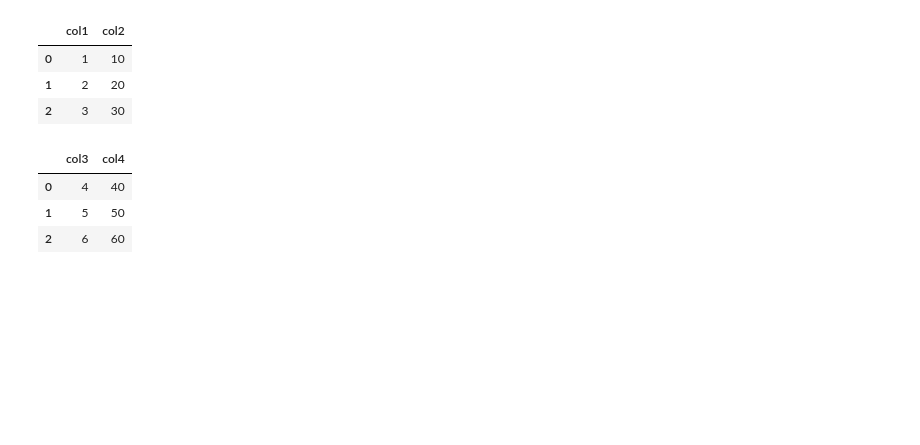
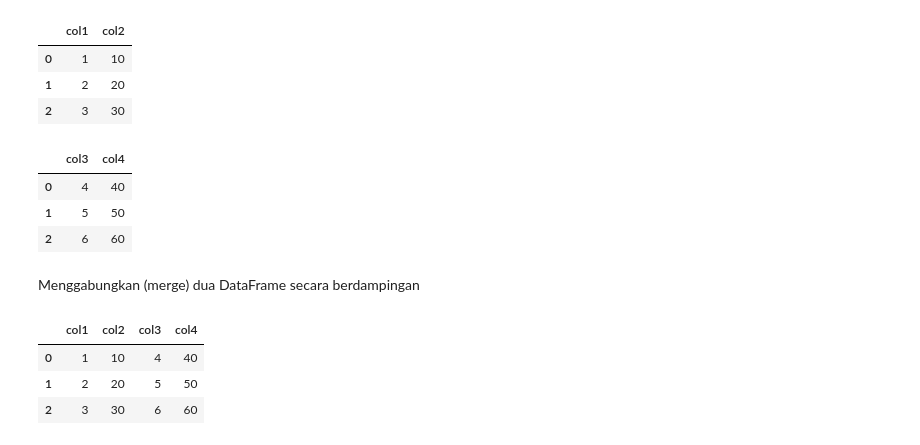
Before and after one commit to LatiefDataVisionary/pandas-with-indonesia-belajar, a Jupyter notebook: Pandas_20_Menggabungkan_dua_Data_Frame_secara_berdampingan.ipynb, the cells around one changed output. Saved outputs shown, nothing was run; the diff lists cells and outputs as text; code cells hidden in the pictures; blank space fills up the shorter version.

Commit message:
Menggabungkan (merge) dua DataFrame secara berdampingan

```diff
--- a/Pandas_20_Menggabungkan_dua_Data_Frame_secara_berdampingan.ipynb
+++ b/Pandas_20_Menggabungkan_dua_Data_Frame_secara_berdampingan.ipynb
@@ -27,3 +27,13 @@ df2
 | 0 | 4 | 40 |
 | 1 | 5 | 50 |
 | 2 | 6 | 60 |
+# %% [markdown]
+Menggabungkan (merge) dua DataFrame secara berdampingan
+# %%
+df = pd.merge(df1, df2, left_index=True, right_index=True)
+df
+# %% [output]
+|  | col1 | col2 | col3 | col4 |
+| 0 | 1 | 10 | 4 | 40 |
+| 1 | 2 | 20 | 5 | 50 |
+| 2 | 3 | 30 | 6 | 60 |
```
